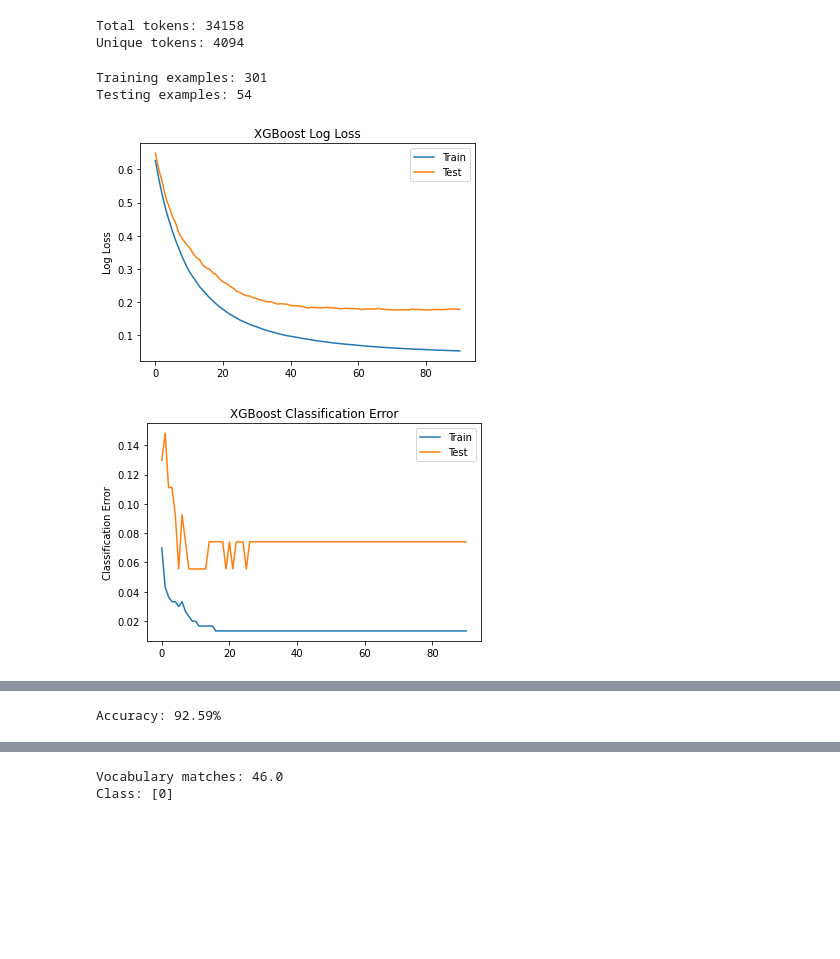
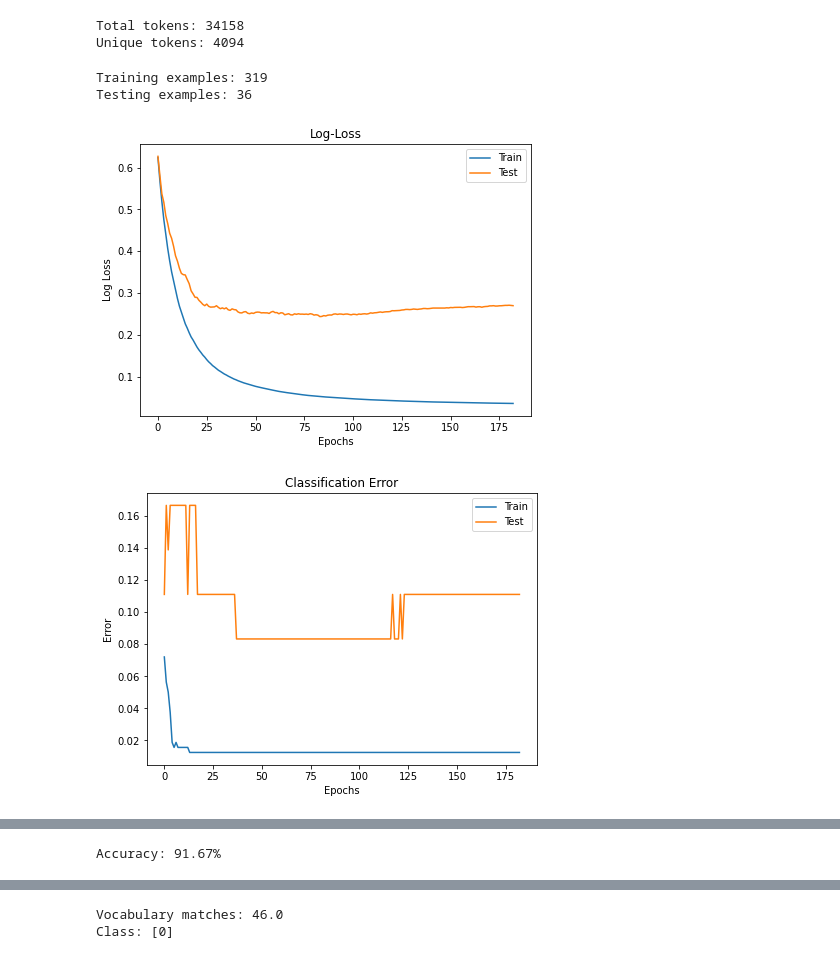
Before and after one commit to neumj/thoth, a Jupyter notebook: notebooks/xgboost-binary.ipynb, the cells around one changed output, grey strips where cells are left out. Drawn from its saved outputs; the diff is of its cells as text; code cells hidden in the pictures; blank space fills up the shorter version.

Commit message:
plotting

```diff
--- a/notebooks/xgboost-binary.ipynb
+++ b/notebooks/xgboost-binary.ipynb
@@ -145,21 +173,25 @@ X = df_to_array(corpus_df, vocab)
 Y = corpus_df['class'].values
 # %%
 # split data into train and test sets
-test_size = 0.15
+test_size = 0.10
 X_train, X_test, y_train, y_test = train_test_split(X, Y, test_size=test_size)
 print("Training examples: " + str(len(y_train)))
 print("Testing examples: " + str(len(y_test)))
 # %% [output]
-Training examples: 301
-Testing examples: 54
+Training examples: 319
+Testing examples: 36
 # %%
 # fit model to training data
 eval_metrics = ['error', 'logloss']
 eval_set = [(X_train, y_train), (X_test, y_test)]
 model = xgb.XGBClassifier(objective="binary:logistic", learning_rate=0.1, max_depth=100, n_estimators=1000)
-model.fit(X_train, y_train, eval_metric=eval_metrics, eval_set=eval_set, early_stopping_rounds=10, verbose=False)
+#model.fit(X_train, y_train, eval_metric=eval_metrics, eval_set=eval_set, verbose=False)
+model.fit(X_train, y_train, eval_metric=eval_metrics, eval_set=eval_set, early_stopping_rounds=100, verbose=False)
 results = model.evals_result()
-plot_loss_error(results)
-# %% [output]
-[figure, removed]
-[figure, removed]
+# %%
+plot_loss(results)
+plot_error(results)
+plot_feature_importance(model)
+# %% [output]
+[figure, added]
+[figure, added]
@@ -172,4 +205,4 @@ predictions = [round(value) for value in y_pred]
 accuracy = accuracy_score(y_test, predictions)
 print("Accuracy: %.2f%%" % (accuracy * 100.0))
 # %% [output]
-Accuracy: 92.59%
+Accuracy: 91.67%
```
Also changed, not shown: parts of 5 cells of this notebook, 5 other files.
